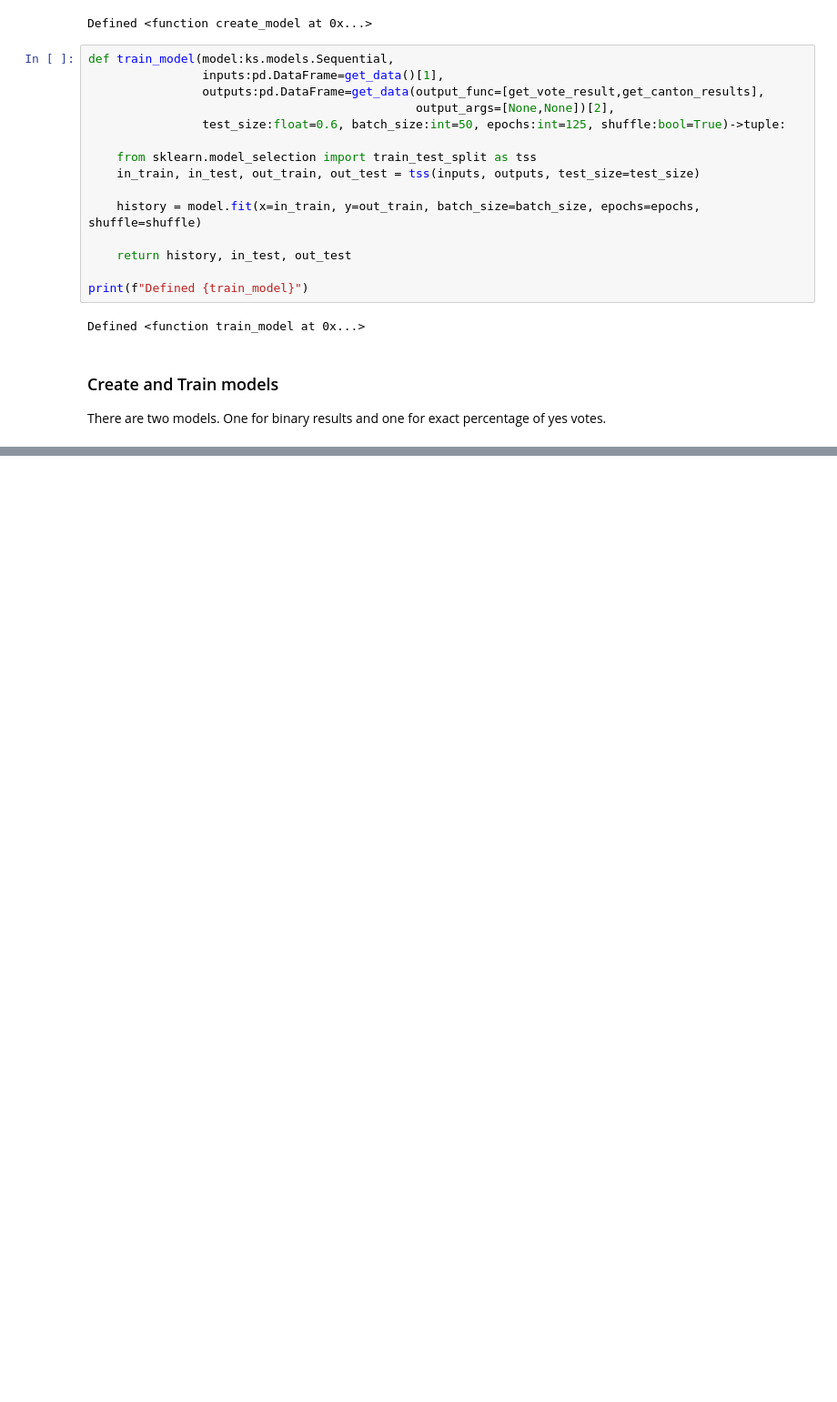
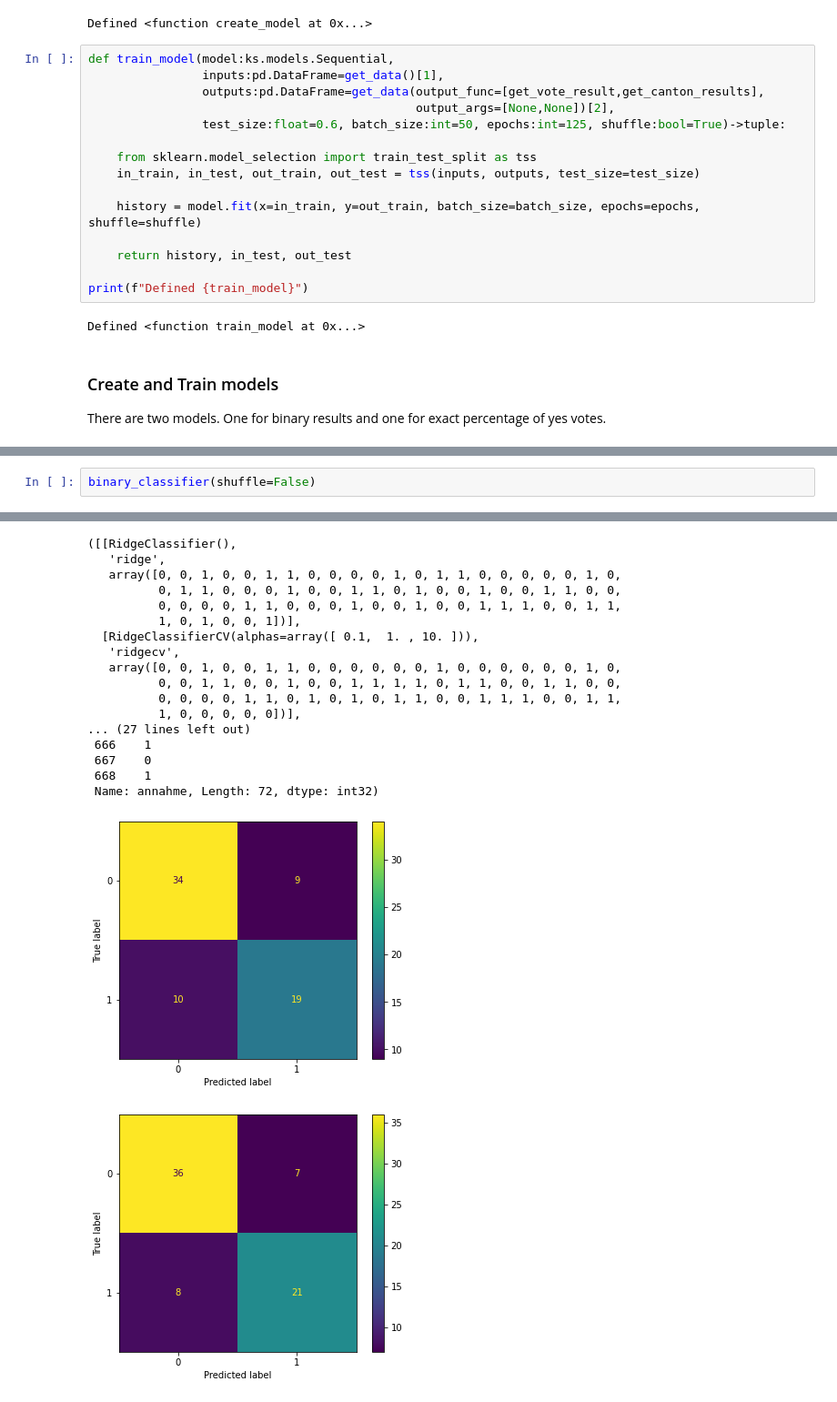
Before and after one commit to DJAntivenom/swiss-vote-prediction, a Jupyter notebook: src/nn_2.3.ipynb, the cells around one changed output, grey strips where cells are left out. Shown at 91% size. Cells and saved outputs as stored; diff of their text form; blank space fills up the shorter version.

```diff
--- a/src/nn_2.3.ipynb
+++ b/src/nn_2.3.ipynb
@@ -927,0 +1118,3 @@ plots()
+# %%
+binary_classifier(shuffle=False)
+# %% [output]
@@ -927,0 +1138,19 @@ plots()
+([[RidgeClassifier(),
+   'ridge',
+   array([0, 0, 1, 0, 0, 1, 1, 0, 0, 0, 0, 1, 0, 1, 1, 0, 0, 0, 0, 0, 1, 0,
+          0, 1, 1, 0, 0, 0, 1, 0, 0, 1, 1, 0, 1, 0, 0, 1, 0, 0, 1, 1, 0, 0,
+          0, 0, 0, 0, 1, 1, 0, 0, 0, 1, 0, 0, 1, 0, 0, 1, 1, 1, 0, 0, 1, 1,
+          1, 0, 1, 0, 0, 1])],
+  [RidgeClassifierCV(alphas=array([ 0.1,  1. , 10. ])),
+   'ridgecv',
+   array([0, 0, 1, 0, 0, 1, 1, 0, 0, 0, 0, 0, 0, 1, 0, 0, 0, 0, 0, 0, 1, 0,
+          0, 0, 1, 1, 0, 0, 1, 0, 0, 1, 1, 1, 1, 0, 1, 1, 0, 0, 1, 1, 0, 0,
+          0, 0, 0, 0, 1, 1, 0, 1, 0, 1, 0, 1, 1, 0, 0, 1, 1, 1, 0, 0, 1, 1,
+          1, 0, 0, 0, 0, 0])],
+... (27 lines left out)
+ 666    1
+ 667    0
+ 668    1
+ Name: annahme, Length: 72, dtype: int32)
+[figure, added]
+[figure, added]
```
Also changed, not shown: parts of 43 cells of this notebook, 2 other files.
